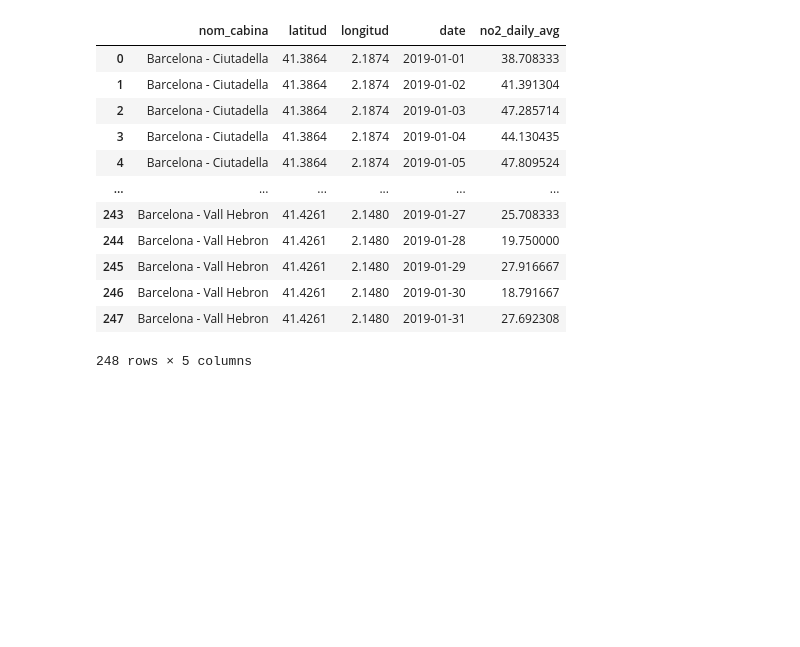
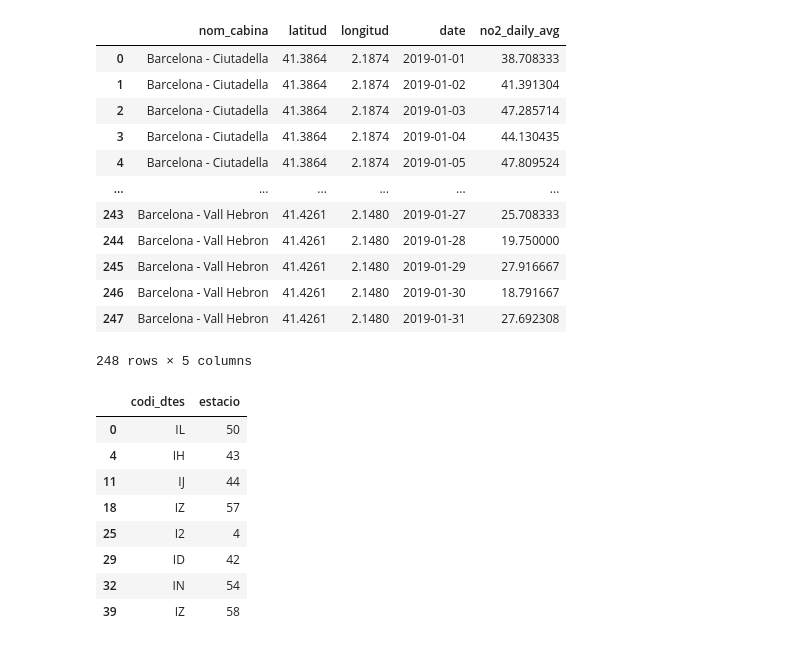
Before and after one commit to Ri-Dearg/barna-air-quality, a Jupyter notebook: dataset_convert.ipynb, the cells around one changed output. Drawn from its saved outputs; the diff is of its cells as text; code cells hidden in the pictures; blank space fills up the shorter version.

Commit message:
feat: ✨ add fucntion to map station numbers to IDs

```diff
--- a/dataset_convert.ipynb
+++ b/dataset_convert.ipynb
@@ -438,3 +451,35 @@ calculate_pre_2020_daily_avg(data_f_19)
 | 246 | Barcelona - Vall Hebron | 41.4261 | 2.1480 | 2019-01-30 | 18.791667 |
 | 247 | Barcelona - Vall Hebron | 41.4261 | 2.1480 | 2019-01-31 | 27.692308 |
 248 rows × 5 columns
+# %%
+def build_station_mapping(station_file: str = STATION_FILE) -> pd.DataFrame:
+    """Map station codes to numbers for pre-2020 structure.
+
+    Args:
+        station_file (str, optional): The file containing station info. Defaults to STATION_FILE.
+
+    Returns:
+        dict: the dictionary map of IDs and numbers.
+
+    """
+    data_f = pd.read_csv(station_file, sep=',')
+
+    # Only keep NO2 stations
+    df_pollutant = data_f[data_f['Codi_Contaminant'] == POLLUTANT_CODE].copy()
+
+    # Keep just the key identifiers
+    station_map = df_pollutant[["codi_dtes", "Estacio"]].copy()
+
+    return station_map.rename(columns={"Estacio": "estacio"})
+# %%
+build_station_mapping()
+# %% [output]
+|  | codi_dtes | estacio |
+| 0 | IL | 50 |
+| 4 | IH | 43 |
+| 11 | IJ | 44 |
+| 18 | IZ | 57 |
+| 25 | I2 | 4 |
+| 29 | ID | 42 |
+| 32 | IN | 54 |
+| 39 | IZ | 58 |
```
Also changed, not shown: parts of 1 cell of this notebook.
